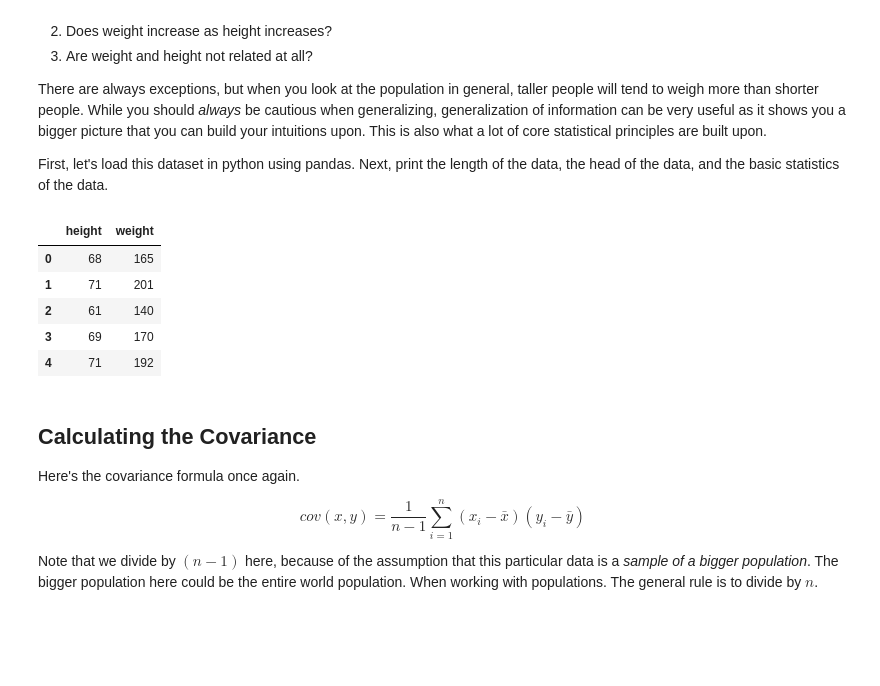
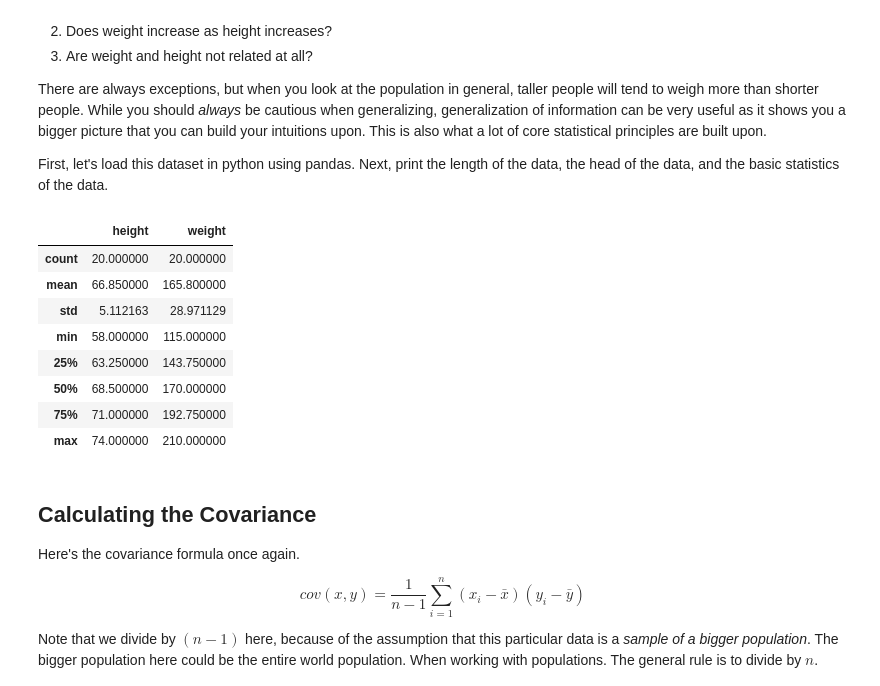
Before and after one commit to williammcmillan/dsc-correlation-covariance-lab-houston-ds-060319, a Jupyter notebook: index.ipynb, the cells around one changed output. Cells and saved outputs as stored; diff of their text form; code cells hidden in the pictures; blank space fills up the shorter version.

```diff
--- a/index.ipynb
+++ b/index.ipynb
@@ -32,39 +32,42 @@ First, let's load this dataset in python using pandas. Next, print the length of
 # %%
 import pandas as pd
 import numpy as np
 
 
 df = pd.read_csv('heightWeight.csv')
-df.head()
+#df.head()
 #df.shape
 #df.info()
-#df.describe()
+df.describe()
 # Load the dataset into pandas and perform basic inspection
 
 
 # 20
 #    height  weight
 # 0      68     165
 # 1      71     201
 # 2      61     140
 # 3      69     170
 # 4      71     192
 #           height      weight
 # count  20.000000   20.000000
 # mean   66.850000  165.800000
 # std     5.112163   28.971129
 # min    58.000000  115.000000
 # 25%    63.250000  143.750000
 # 50%    68.500000  170.000000
 # 75%    71.000000  192.750000
 # max    74.000000  210.000000
 # %% [output]
 |  | height | weight |
-| 0 | 68 | 165 |
-| 1 | 71 | 201 |
-| 2 | 61 | 140 |
-| 3 | 69 | 170 |
-| 4 | 71 | 192 |
+| count | 20.000000 | 20.000000 |
+| mean | 66.850000 | 165.800000 |
+| std | 5.112163 | 28.971129 |
+| min | 58.000000 | 115.000000 |
+| 25% | 63.250000 | 143.750000 |
+| 50% | 68.500000 | 170.000000 |
+| 75% | 71.000000 | 192.750000 |
+| max | 74.000000 | 210.000000 |
 # %% [markdown]
 ## Calculating the Covariance
 
```
